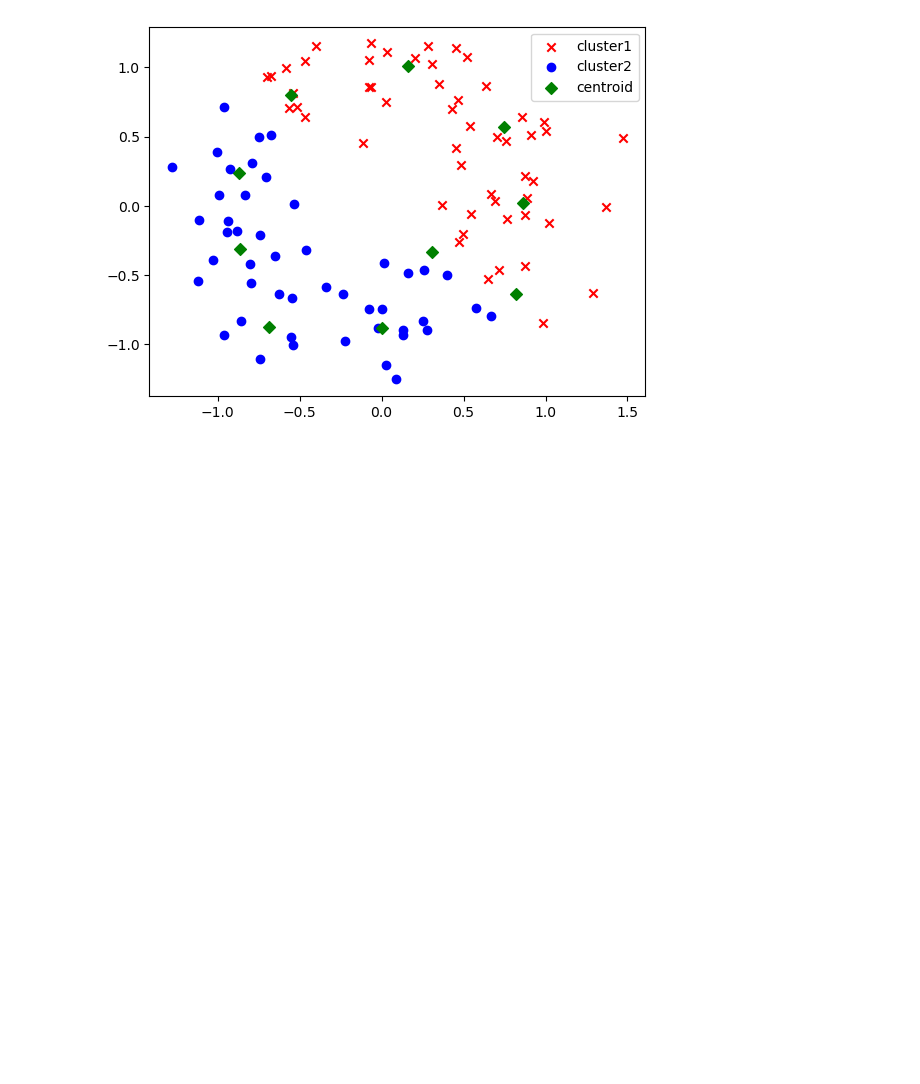
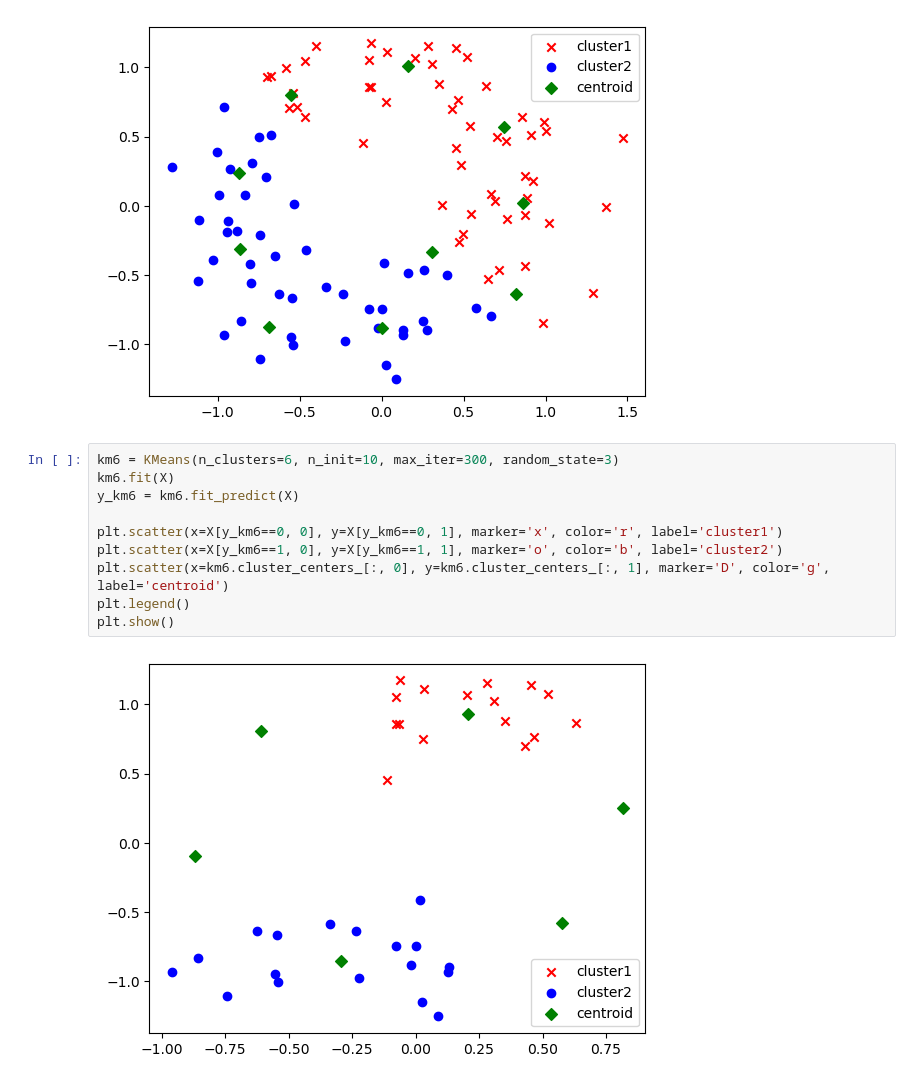
Before and after one commit to jason2133/statistical_machine_learning, a Jupyter notebook: assignment/ch13/ch13_kmeans++.ipynb, the cells around one changed output. Drawn from its saved outputs; the diff is of its cells as text; blank space fills up the shorter version.

Commit message:
revised kmeans++

```diff
--- a/assignment/ch13/ch13_kmeans++.ipynb
+++ b/assignment/ch13/ch13_kmeans++.ipynb
@@ -37,3 +37,15 @@ plt.legend()
 plt.show()
 # %% [output]
 [figure]
+# %%
+km6 = KMeans(n_clusters=6, n_init=10, max_iter=300, random_state=3)
+km6.fit(X)
+y_km6 = km6.fit_predict(X)
+
+plt.scatter(x=X[y_km6==0, 0], y=X[y_km6==0, 1], marker='x', color='r', label='cluster1')
+plt.scatter(x=X[y_km6==1, 0], y=X[y_km6==1, 1], marker='o', color='b', label='cluster2')
+plt.scatter(x=km6.cluster_centers_[:, 0], y=km6.cluster_centers_[:, 1], marker='D', color='g', label='centroid')
+plt.legend()
+plt.show()
+# %% [output]
+[figure, added]
```
Also changed, not shown: parts of 2 cells of this notebook.
